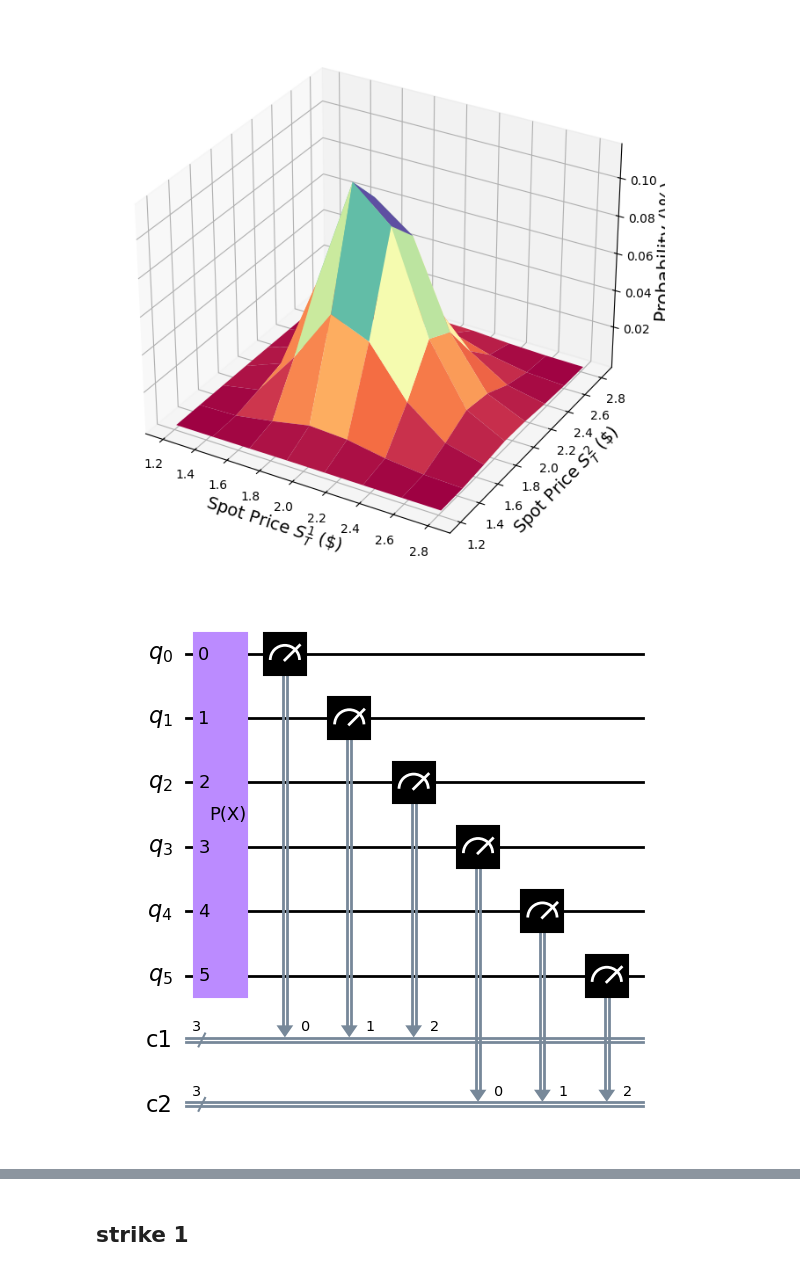
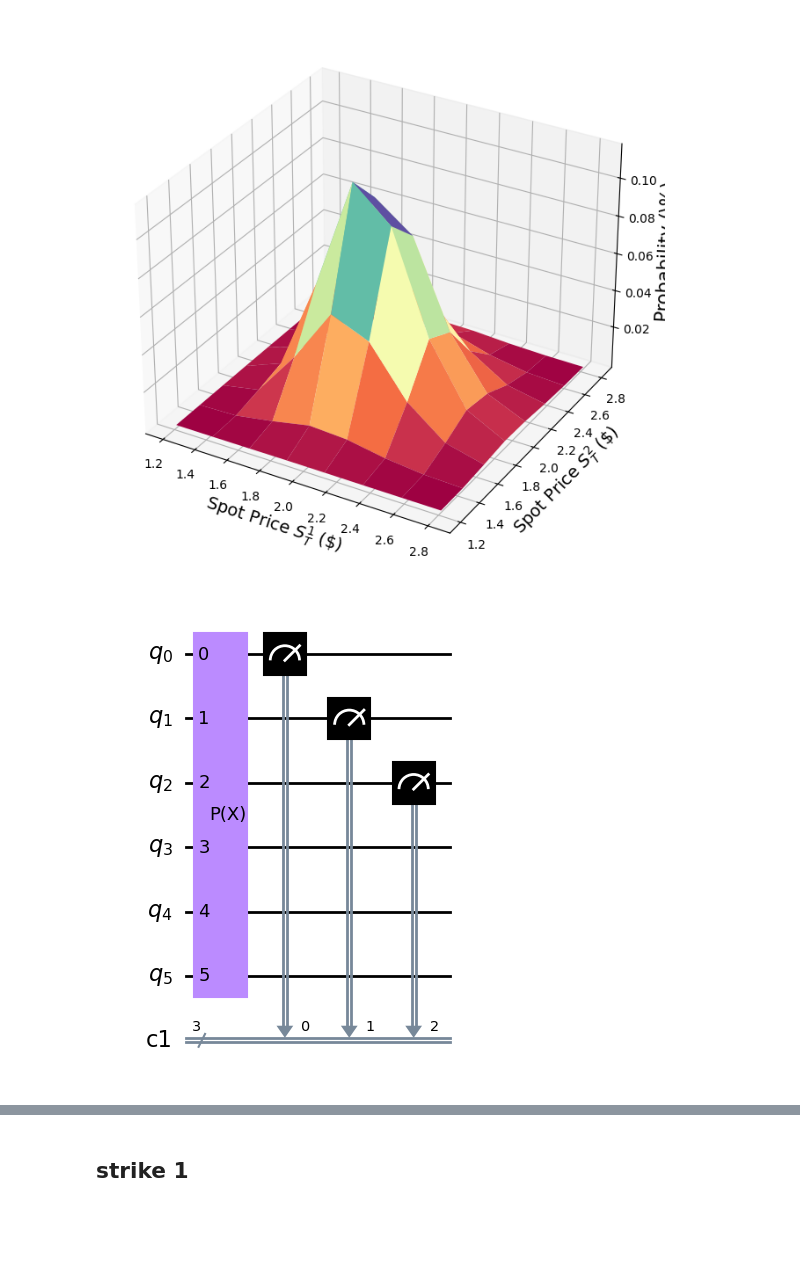
Before and after one commit to jianjun-dot/quantum-finance, a Jupyter notebook: best_of_call.ipynb, the cells around one changed output, grey strips where cells are left out. Saved outputs shown, nothing was run; the diff lists cells and outputs as text; code cells hidden in the pictures; blank space fills up the shorter version.

```diff
--- a/best_of_call.ipynb
+++ b/best_of_call.ipynb
@@ -78,18 +78,18 @@ plt.show()
 # %%
 from qiskit import QuantumCircuit, ClassicalRegister, QuantumRegister
 
 q_reg = QuantumRegister(u.num_qubits, name='q')
 first_num_register = ClassicalRegister(num_uncertainty_qubits, name='c1')
-second_num_register = ClassicalRegister(num_uncertainty_qubits, name='c2')
+# second_num_register = ClassicalRegister(num_uncertainty_qubits, name='c2')
 
 
-test_circuit = QuantumCircuit(q_reg, first_num_register, second_num_register)
+test_circuit = QuantumCircuit(q_reg, first_num_register)
 test_circuit.append(u, test_circuit.qubits)
 test_circuit.measure(test_circuit.qubits[:num_uncertainty_qubits], first_num_register)
-test_circuit.measure(test_circuit.qubits[num_uncertainty_qubits:], second_num_register)
+# test_circuit.measure(test_circuit.qubits[num_uncertainty_qubits:], first_num_register)
 test_circuit.draw(output='mpl')
 # %% [output]
-[figure, old version]
+[figure, new version]
 # %%
 from qiskit import execute, Aer
 
```
Also changed, not shown: parts of 53 cells of this notebook, 10 other files.
